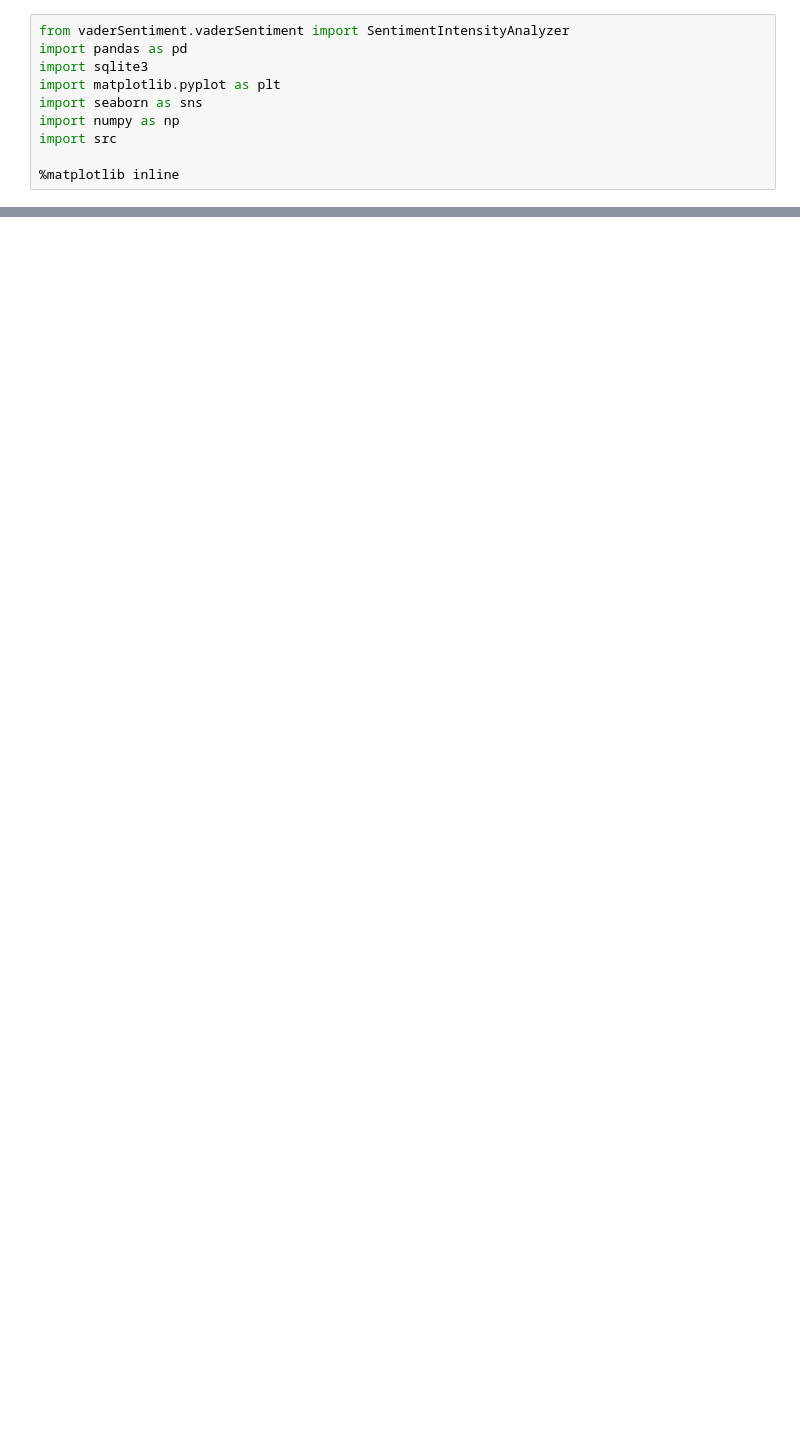
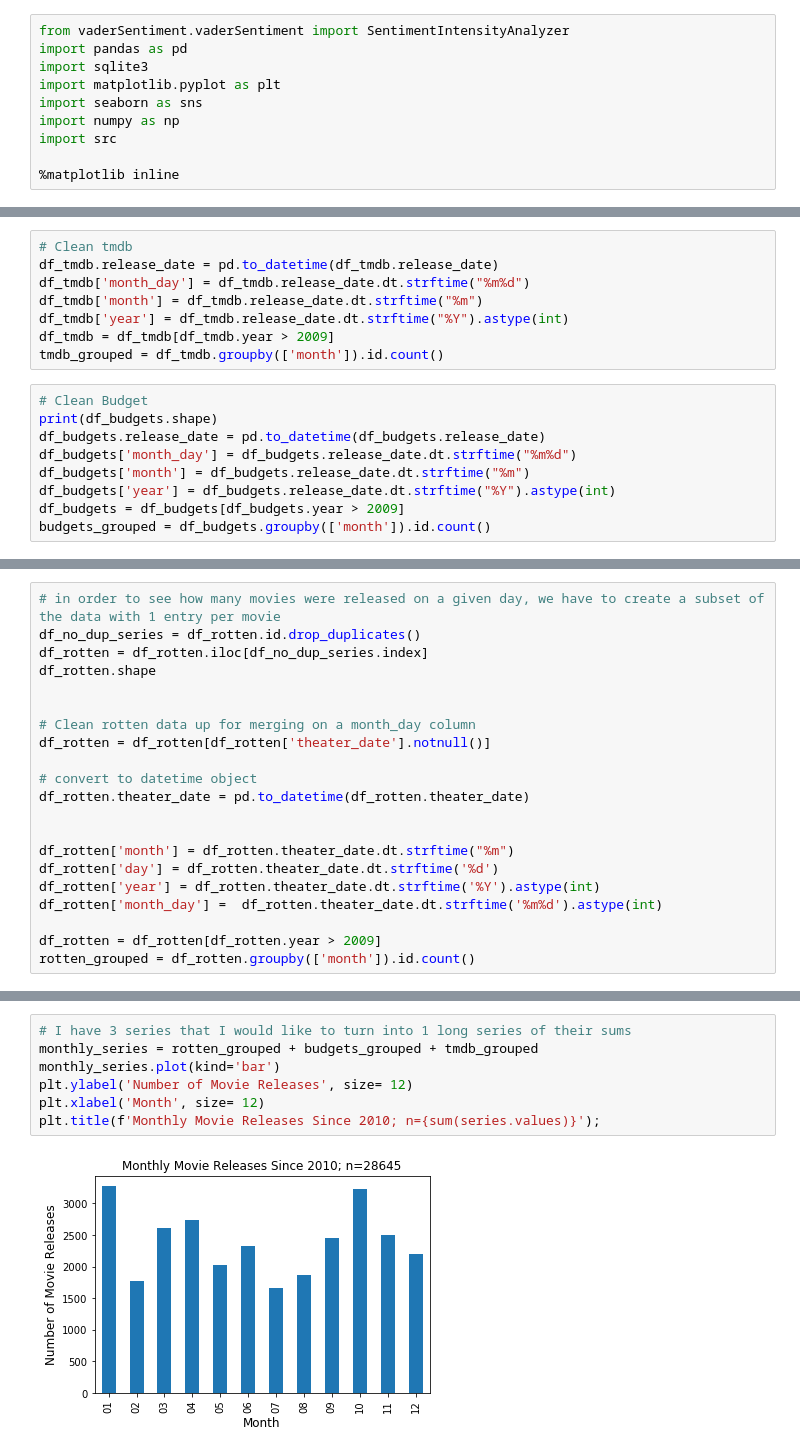
Before and after one commit to SlimHintz/movie-data-eda, a Jupyter notebook: timEda/time-series-analyses.ipynb, the cells around one changed output, grey strips where cells are left out. Saved outputs shown, nothing was run; the diff lists cells and outputs as text; blank space fills up the shorter version.

Commit message:
Started time series work and updated and incorported my src file

```diff
--- a/timEda/time-series-analyses.ipynb
+++ b/timEda/time-series-analyses.ipynb
@@ -76,0 +23,17 @@ sentiment_date_data= df_rotten.groupby(['date']).date.count()
+# %%
+# Clean tmdb
+df_tmdb.release_date = pd.to_datetime(df_tmdb.release_date)
+df_tmdb['month_day'] = df_tmdb.release_date.dt.strftime("%m%d")
+df_tmdb['month'] = df_tmdb.release_date.dt.strftime("%m")
+df_tmdb['year'] = df_tmdb.release_date.dt.strftime("%Y").astype(int)
+df_tmdb = df_tmdb[df_tmdb.year > 2009]
+tmdb_grouped = df_tmdb.groupby(['month']).id.count()
+# %%
+# Clean Budget
+print(df_budgets.shape)
+df_budgets.release_date = pd.to_datetime(df_budgets.release_date)
+df_budgets['month_day'] = df_budgets.release_date.dt.strftime("%m%d")
+df_budgets['month'] = df_budgets.release_date.dt.strftime("%m")
+df_budgets['year'] = df_budgets.release_date.dt.strftime("%Y").astype(int)
+df_budgets = df_budgets[df_budgets.year > 2009]
+budgets_grouped = df_budgets.groupby(['month']).id.count()
@@ -76,0 +42,21 @@ sentiment_date_data= df_rotten.groupby(['date']).date.count()
+# %%
+# in order to see how many movies were released on a given day, we have to create a subset of the data with 1 entry per movie
+df_no_dup_series = df_rotten.id.drop_duplicates()
+df_rotten = df_rotten.iloc[df_no_dup_series.index]
+df_rotten.shape
+
+
+# Clean rotten data up for merging on a month_day column
+df_rotten = df_rotten[df_rotten['theater_date'].notnull()]
+
+# convert to datetime object
+df_rotten.theater_date = pd.to_datetime(df_rotten.theater_date)
+
+
+df_rotten['month'] = df_rotten.theater_date.dt.strftime("%m")
+df_rotten['day'] = df_rotten.theater_date.dt.strftime('%d')
+df_rotten['year'] = df_rotten.theater_date.dt.strftime('%Y').astype(int)
+df_rotten['month_day'] =  df_rotten.theater_date.dt.strftime('%m%d').astype(int)
+
+df_rotten = df_rotten[df_rotten.year > 2009]
+rotten_grouped = df_rotten.groupby(['month']).id.count()
@@ -76,0 +69,9 @@ sentiment_date_data= df_rotten.groupby(['date']).date.count()
+# %%
+# I have 3 series that I would like to turn into 1 long series of their sums
+monthly_series = rotten_grouped + budgets_grouped + tmdb_grouped
+monthly_series.plot(kind='bar')
+plt.ylabel('Number of Movie Releases', size= 12)
+plt.xlabel('Month', size= 12)
+plt.title(f'Monthly Movie Releases Since 2010; n={sum(series.values)}');
+# %% [output]
+[figure, added]
```
Also changed, not shown: parts of 37 cells of this notebook, 5 other files.
